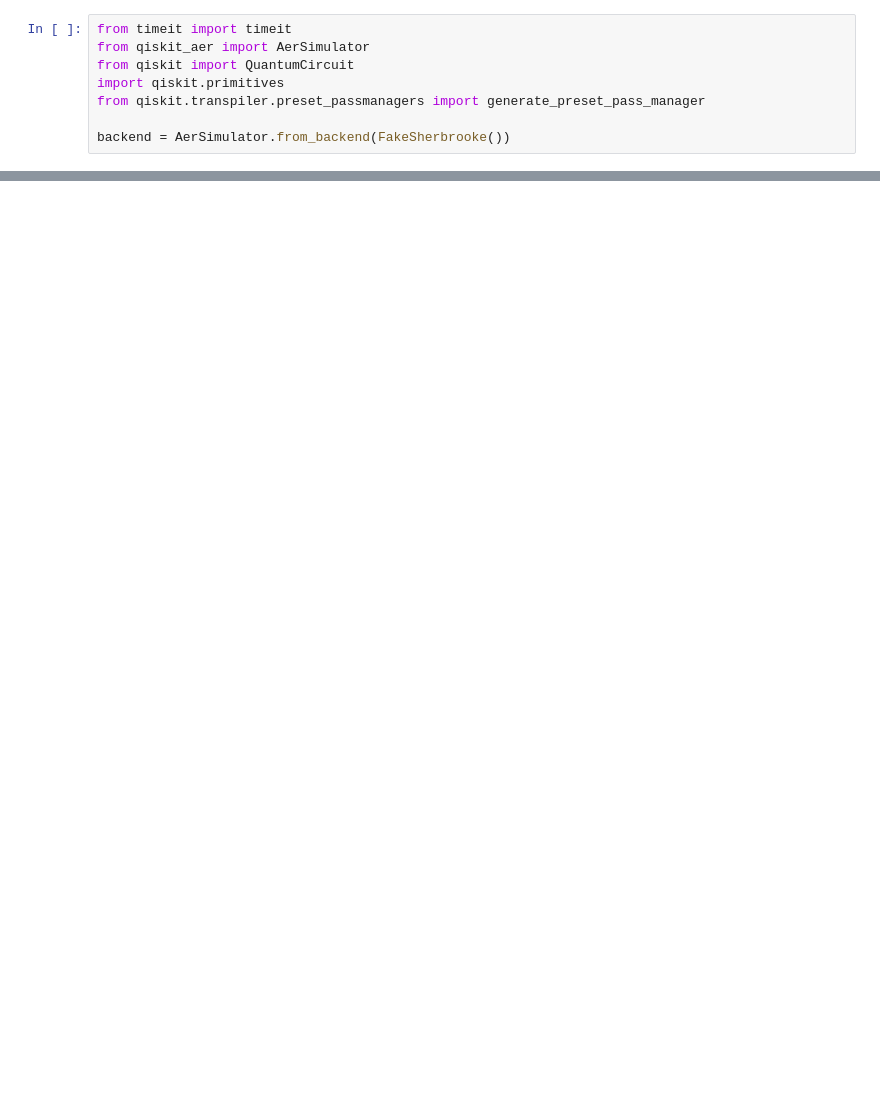
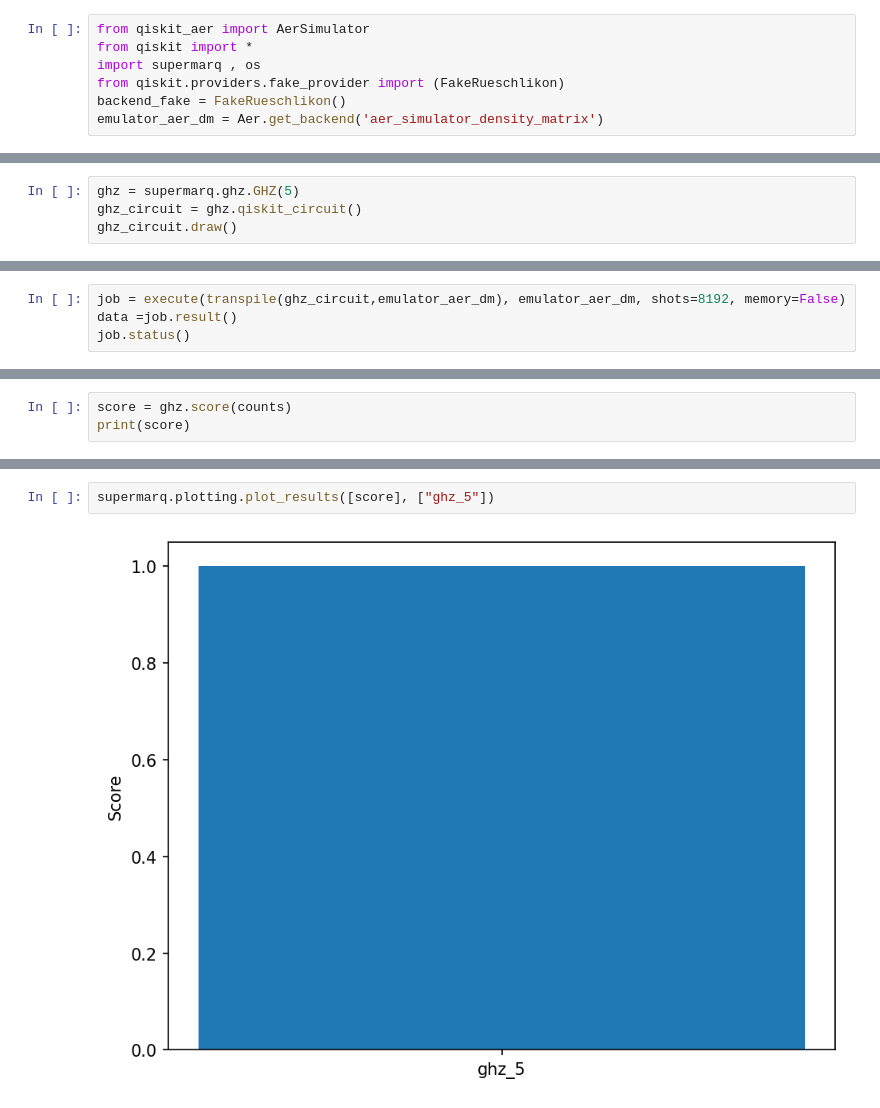
Before and after one commit to vandnaChaturvedi/Supermarq_benchmark_POC, a Jupyter notebook: qiskit_fake_backend.ipynb, the cells around one changed output, grey strips where cells are left out. Drawn from its saved outputs; the diff is of its cells as text; blank space fills up the shorter version.

Commit message:
modified:   qiskit_fake_backend.ipynb 	#modified:   sm_GHZ.ipynb

```diff
--- a/qiskit_fake_backend.ipynb
+++ b/qiskit_fake_backend.ipynb
@@ -34,8 +1,7 @@ plot_histogram(counts)
 # %%
-from timeit import timeit
 from qiskit_aer import AerSimulator
-from qiskit import QuantumCircuit
-import qiskit.primitives
-from qiskit.transpiler.preset_passmanagers import generate_preset_pass_manager
-
-backend = AerSimulator.from_backend(FakeSherbrooke())
+from qiskit import *
+import supermarq , os
+from qiskit.providers.fake_provider import (FakeRueschlikon)
+backend_fake = FakeRueschlikon()
+emulator_aer_dm = Aer.get_backend('aer_simulator_density_matrix')
@@ -47,0 +8,4 @@ from qiskit.providers.fake_provider import FakeManilaV2
+# %%
+ghz = supermarq.ghz.GHZ(5)
+ghz_circuit = ghz.qiskit_circuit()
+ghz_circuit.draw()
@@ -47,0 +32,4 @@ from qiskit.providers.fake_provider import FakeManilaV2
+# %%
+job = execute(transpile(ghz_circuit,emulator_aer_dm), emulator_aer_dm, shots=8192, memory=False)
+data =job.result()
+job.status()
@@ -47,0 +51,3 @@ from qiskit.providers.fake_provider import FakeManilaV2
+# %%
+score = ghz.score(counts)
+print(score)
@@ -47,0 +73,4 @@ from qiskit.providers.fake_provider import FakeManilaV2
+# %%
+supermarq.plotting.plot_results([score], ["ghz_5"])
+# %% [output]
+[figure, added]
```
Also changed, not shown: parts of 18 cells of this notebook.
